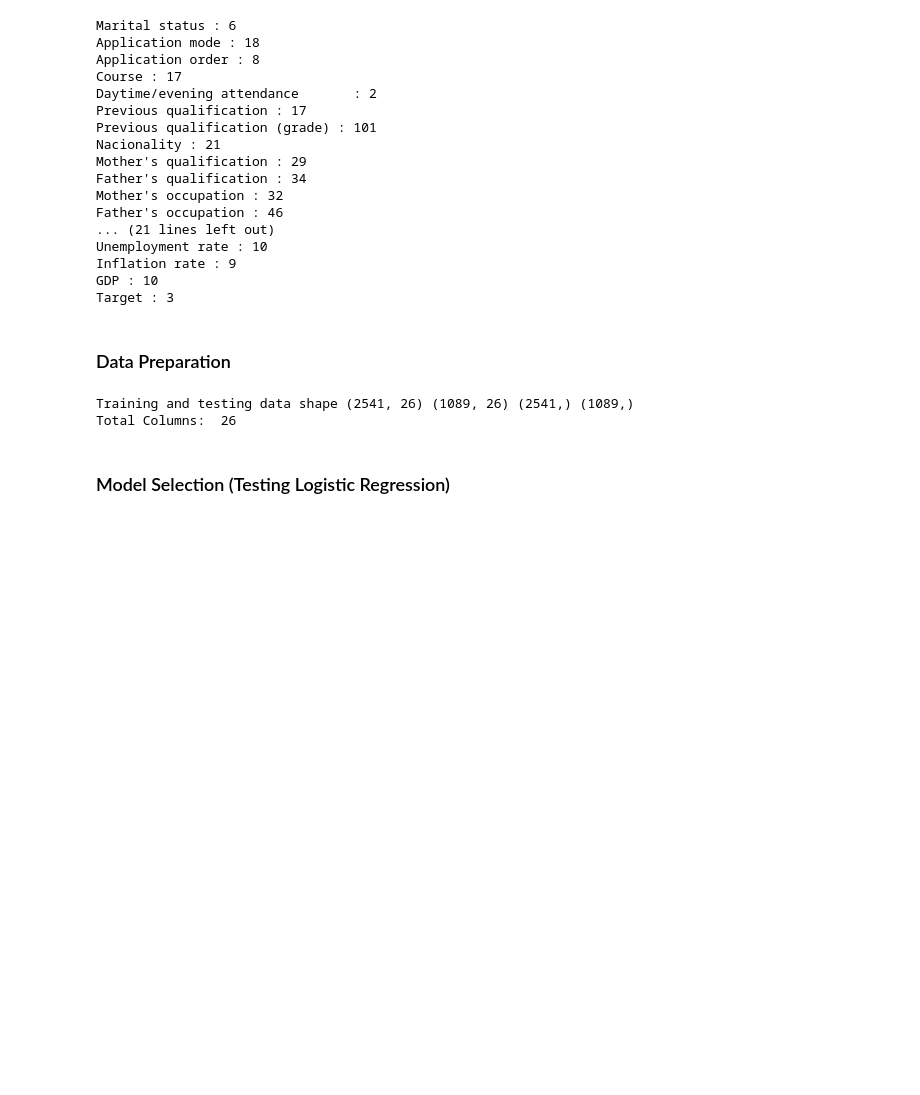
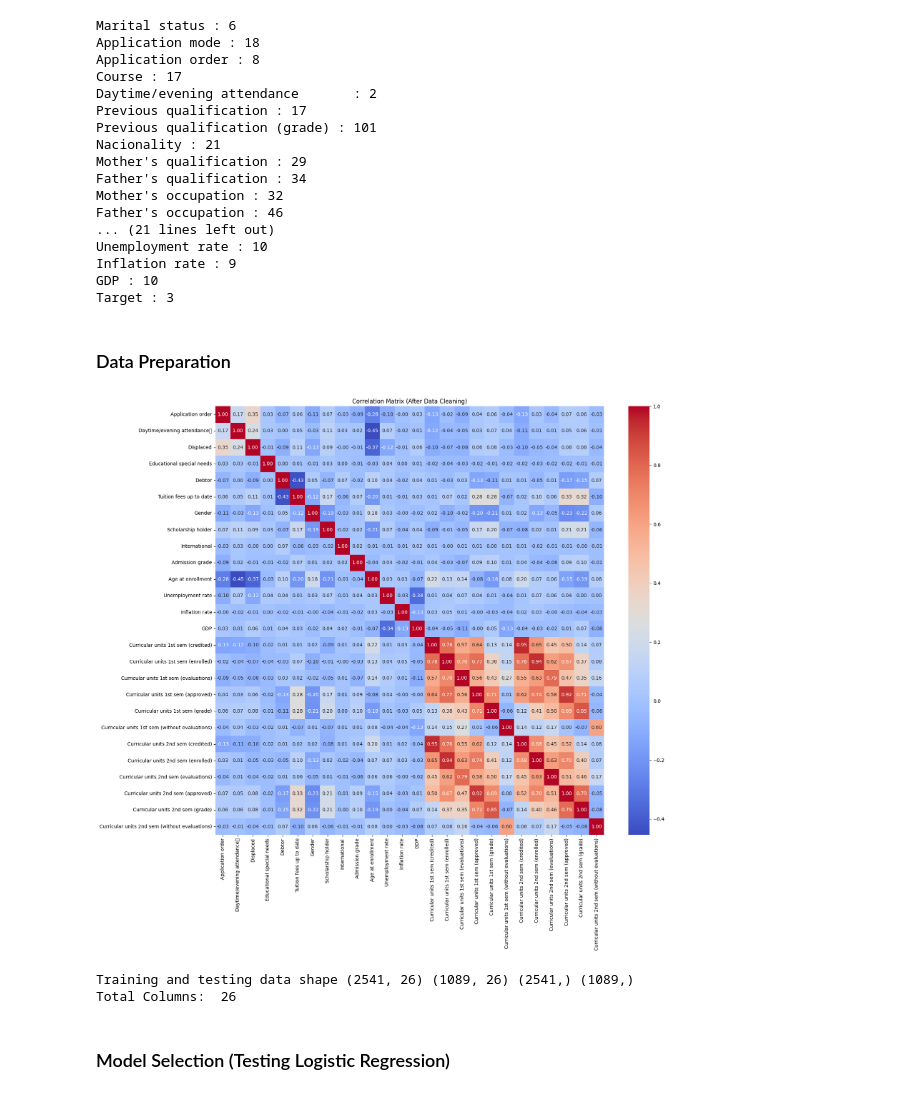
Before and after one commit to kellerflint/stats-for-ai-final-project, a Jupyter notebook: FinalAnalysis.ipynb, the cells around one changed output. Saved outputs shown, nothing was run; the diff lists cells and outputs as text; code cells hidden in the pictures; blank space fills up the shorter version.

```diff
--- a/FinalAnalysis.ipynb
+++ b/FinalAnalysis.ipynb
@@ -97,36 +97,43 @@ one_hot_columns = ["Application mode", "Marital status", "Mother's qualification
 one_hot_encoded_df = pd.DataFrame()
 for col in one_hot_columns:
     one_hot_encoded = pd.get_dummies(df[col], prefix=col)
-    one_hot_encoded_df = pd.concat([one_hot_encoded_df, one_hot_encoded], axis=1)
+    one_hot_encoded_df = pd.concat([prepared_df, one_hot_encoded], axis=1)
 
 # adding ordinal variables
 ordinal_column_names = ['Application order']
 prepared_df = pd.concat([prepared_df, df[ordinal_column_names]], axis=1)
 
 # adding binary variables
 binary_column_names = ['Daytime/evening attendance\t', 'Displaced', 'Educational special needs', 'Debtor', 'Tuition fees up to date', 'Gender', 'Scholarship holder', 'International']
 prepared_df = pd.concat([prepared_df, df[binary_column_names]], axis=1)
 
 # adding continuous variables
 continuous_column_names = ['Admission grade', 'Age at enrollment', 'Unemployment rate', 'Inflation rate', 'GDP']
 prepared_df = pd.concat([prepared_df, df[continuous_column_names]], axis=1)
 
 curricular_units_cols = [col for col in df.columns if col.startswith("Curricular units")]
 prepared_df = pd.concat([prepared_df, df[curricular_units_cols]], axis=1)
 
+
+plt.figure(figsize=(18, 16))
+sns.heatmap(prepared_df.corr(), annot=True, cmap='coolwarm', fmt=".2f")
+plt.title("Correlation Matrix (After Data Cleaning)")
+plt.show()
+
 # encoding the target column
 df_target = df['Target'].apply(encode_target)
 
 # preparing the training and test data
 x = prepared_df
 y = df_target
 
 x_train, x_test, y_train, y_test = train_test_split(x, y, test_size=0.3, random_state=42)
 
 print("Training and testing data shape", x_train.shape, x_test.shape, y_train.shape, y_test.shape)
 
 print("Total Columns: ", len(prepared_df.columns))
 # %% [output]
+[figure, added]
 Training and testing data shape (2541, 26) (1089, 26) (2541,) (1089,)
 Total Columns:  26
 # %% [markdown]
```
Also changed, not shown: parts of 5 cells of this notebook, 2 other files.
